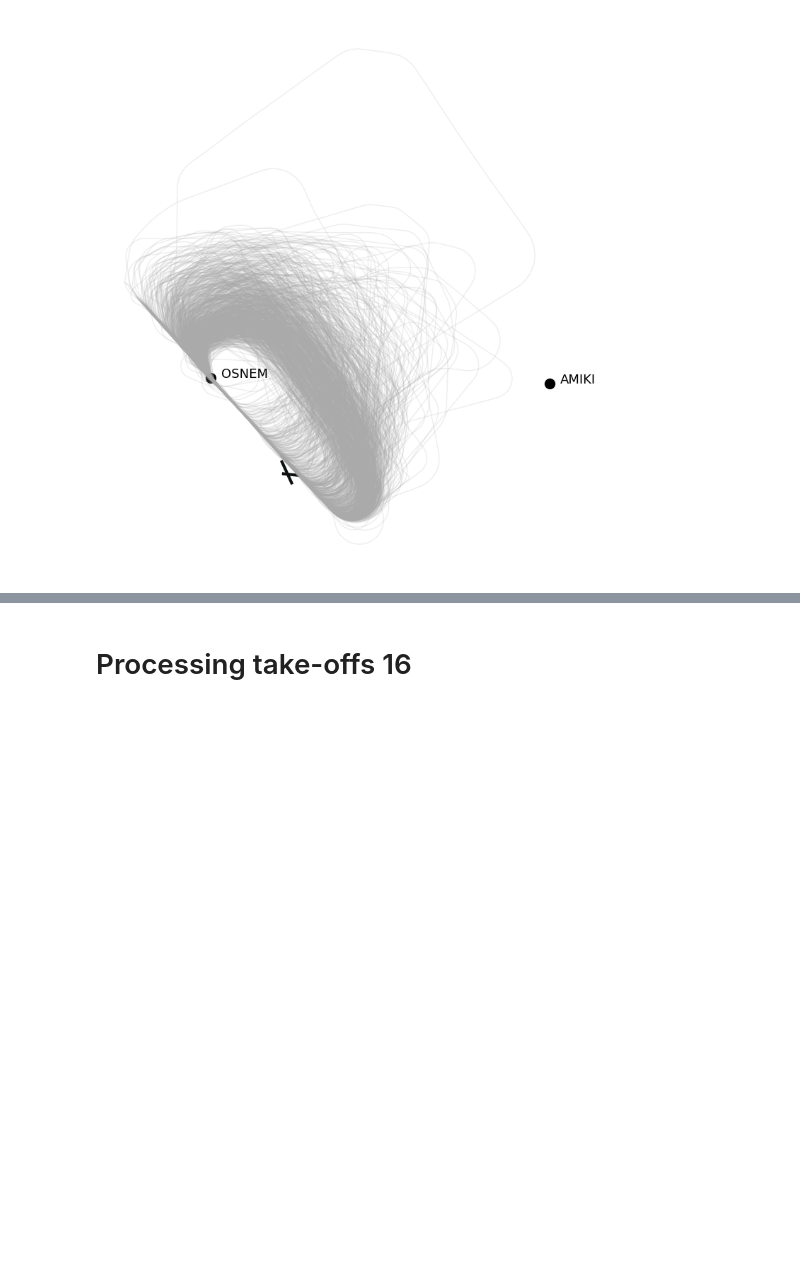
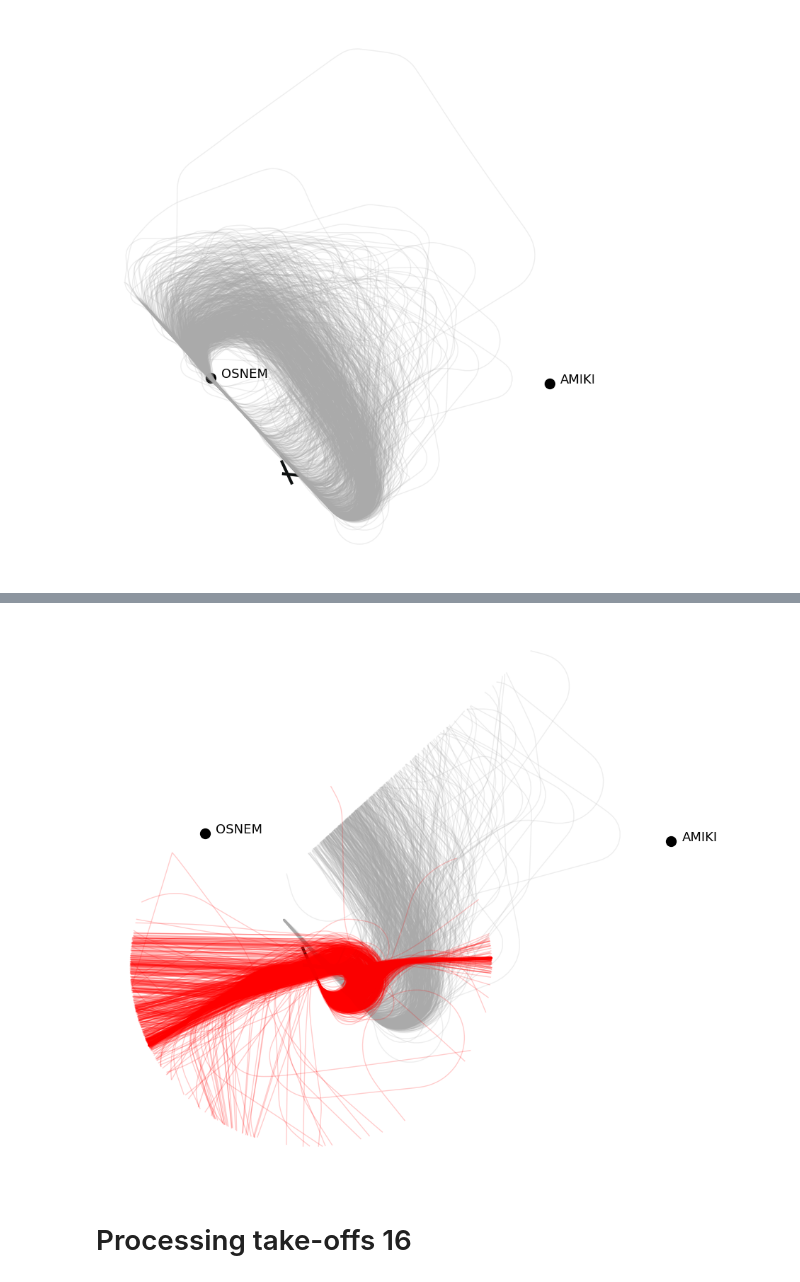
Before and after one commit to kruuZHAW/MAC_estimation_disentangled_VAE, a Jupyter notebook: notebooks/data_lszh.ipynb, the cells around one changed output, grey strips where cells are left out. Saved outputs shown, nothing was run; the diff lists cells and outputs as text; code cells hidden in the pictures; blank space fills up the shorter version.

```diff
--- a/notebooks/data_lszh.ipynb
+++ b/notebooks/data_lszh.ipynb
@@ -331,0 +467,2 @@ plt.show()
+# %%
+t = Traffic.from_file("../deep_traffic_generation/data/data_lszh/ga14_proc.parquet")
@@ -331,0 +533,11 @@ plt.show()
+# %%
+# start of trajectory: 6km before runway
+
+def from_ils(f):
+    g = f.query("distance < 0")
+    if g is None:
+        print(f.flight_id)
+        return None
+    return f.after(g.at_ratio(0).timestamp) #take f because g has holes
+
+test= t.distance(polygon_geom).pipe(from_ils).eval(desc="", max_workers = 20)
@@ -331,0 +548,10 @@ plt.show()
+# %%
+# End of trajectory: after first turn
+
+def reduced(f):
+    g = f.query("distance < 0")
+    if g is None:
+        return None
+    return f.before(g.at_ratio(0).timestamp)
+
+test = test.distance(polygon_geom_bis).pipe(reduced).eval(desc="", max_workers = 20)
@@ -332 +599,22 @@ plt.show()
+# %%
+traffic = Traffic.from_file("../deep_traffic_generation/data/training_datasets/to_LSZH_16.pkl")
+# a = Traffic.from_file("../deep_traffic_generation/data/training_datasets/ga_LSZH_14.pkl")
+# %%
+from traffic.core.projection import EuroPP
+from traffic.data import navaids
+
+with plt.style.context("traffic"):
+    fig, ax = plt.subplots(figsize=(15, 10), subplot_kw=dict(projection=EuroPP()))
+
+    test.plot(ax, alpha=0.2)
+    # a.plot(ax, alpha=0.2)
+    traffic[:2000].plot(ax, alpha = 0.2, color = "r")
+
+    airports["LSZH"].plot(ax, footprint=False, runways=dict(lw=1), labels=False)
+    navaids["OSNEM"].plot(ax)
+    navaids["AMIKI"].plot(ax)
+
+plt.show()
+# %% [output]
+[figure, added]
 # %%
```
Also changed, not shown: parts of 23 cells of this notebook, 34 other files.
